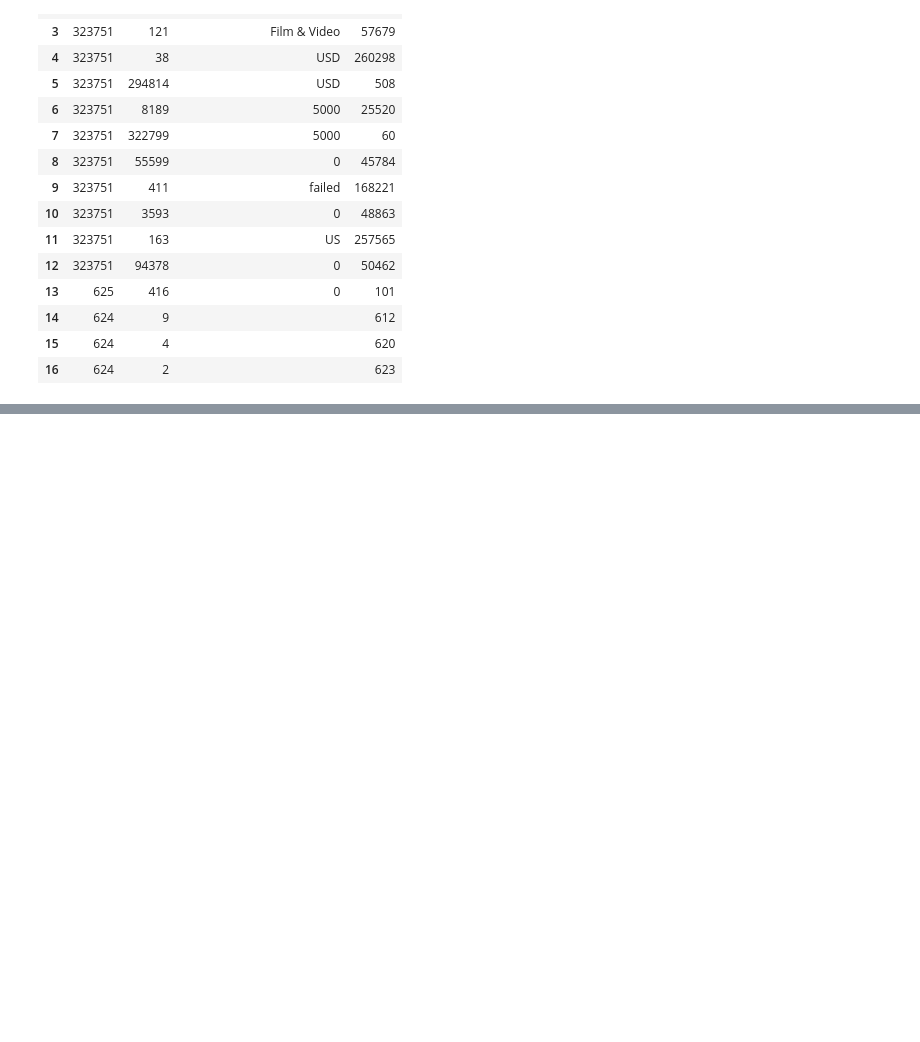
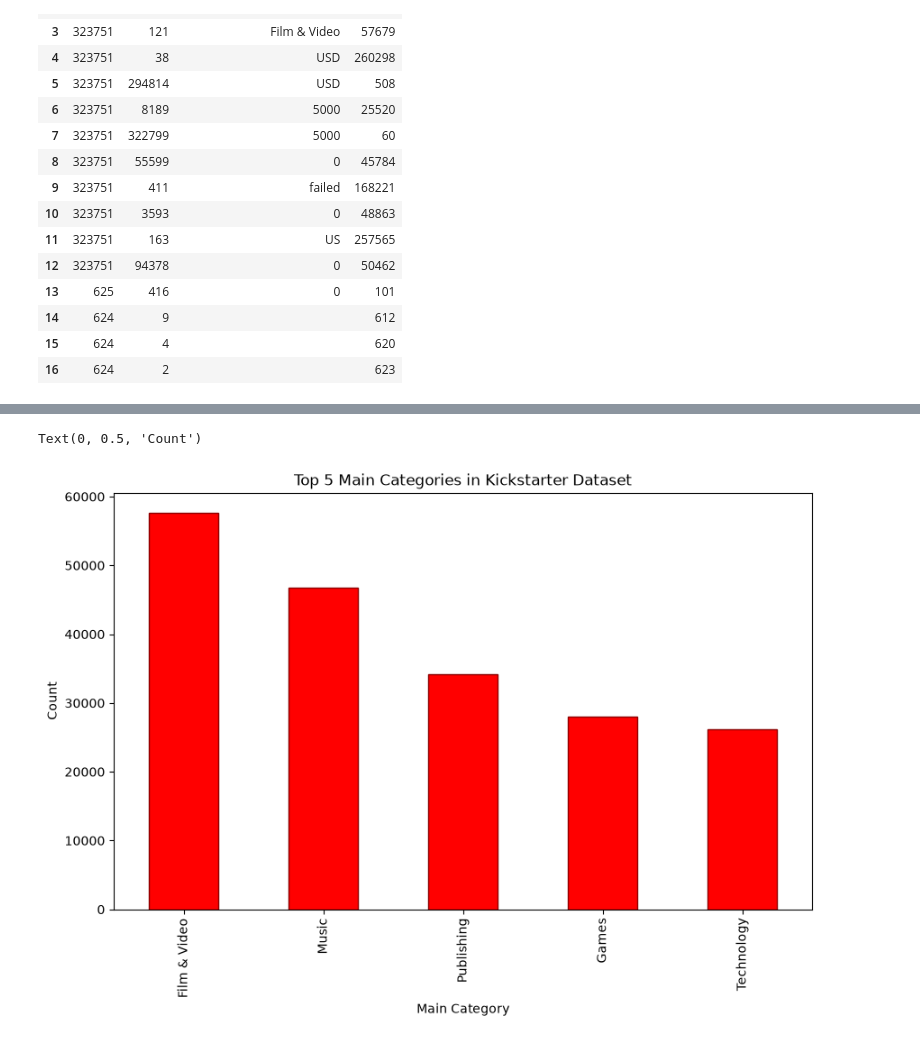
Before and after one commit to Key6767/cmpsc105-project, a Jupyter notebook: analysis.ipynb, the cells around one changed output, grey strips where cells are left out. Saved outputs shown, nothing was run; the diff lists cells and outputs as text; code cells hidden in the pictures; blank space fills up the shorter version.

```diff
--- a/analysis.ipynb
+++ b/analysis.ipynb
@@ -77,0 +157,10 @@ df.head() #Will stop here, and take a look at the summary statistics at a later
+# %%
+#Filtering to the Top 5 Most Popular Main Categories in the Kickstarter Dataset.
+
+top_5_main_categories = df['main_category '].value_counts().head(5).index
+top_5_main_categories
+
+filtered_df = df[df['main_category '].isin(top_5_main_categories)]
+filtered_df
+
+#Future Question: What percentage do the main categories categories take up in the data set?
@@ -77,0 +181,14 @@ df.head() #Will stop here, and take a look at the summary statistics at a later
+# %%
+# Filtering the DataFrame to include only the top 5 categories based on their counts.
+filtered_df = df[df['main_category '].isin(top_5_main_categories)]
+filtered_df
+
+#Needs to show the 5 categories and their counts.
+
+filtered_df['main_category '].value_counts().plot(kind='bar', figsize=(10, 6), color='red', edgecolor='darkred')
+plt.title('Top 5 Main Categories in Kickstarter Dataset')
+plt.xlabel('Main Category')
+plt.ylabel('Count')
+# %% [output]
+Text(0, 0.5, 'Count')
+[figure, added]
```
Also changed, not shown: parts of 10 cells of this notebook.
